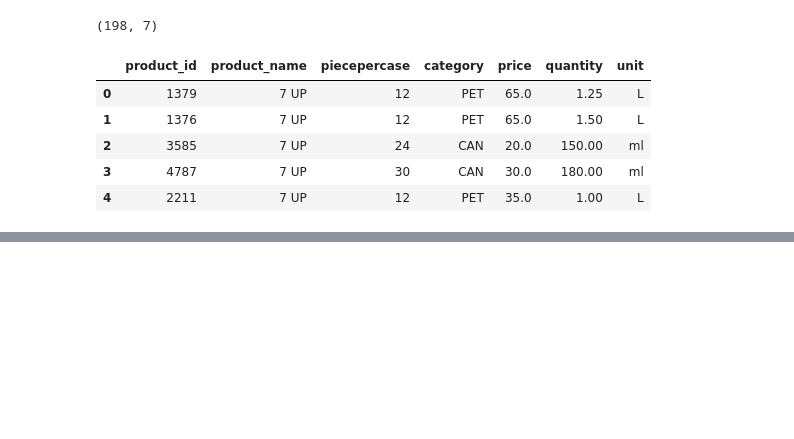
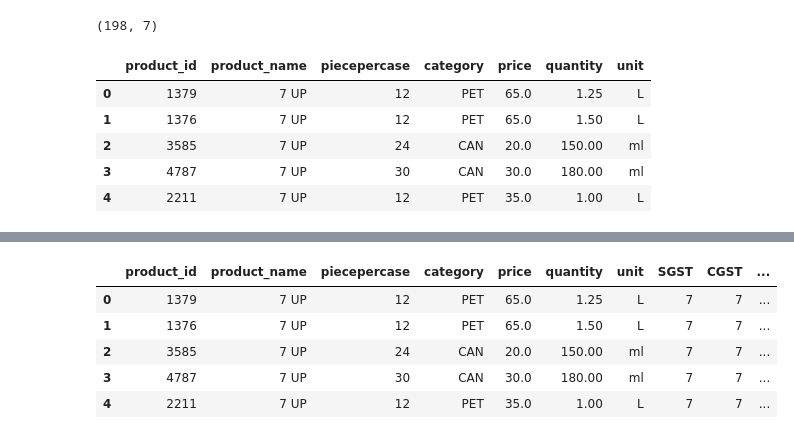
Before and after one commit to suvanbalu/EnterpriseOps, a Jupyter notebook: data-analysis/prodcuts.ipynb, the cells around one changed output, grey strips where cells are left out. Saved outputs shown, nothing was run; the diff lists cells and outputs as text; code cells hidden in the pictures; blank space fills up the shorter version.

```diff
--- a/data-analysis/prodcuts.ipynb
+++ b/data-analysis/prodcuts.ipynb
@@ -244,3 +244,13 @@ final.tail()
 | 193 | 4268 | TROPICANA POMEGRANATE | 30 | PET | 20.0 | 250.0 | ml | 6 | 6 | ... |
 # %%
 final.to_csv("FinalProducts.csv",index=False)
+# %%
+final = pd.read_csv("FinalProducts.csv")
+final.head()
+# %% [output]
+|  | product_id | product_name | piecepercase | category | price | quantity | unit | SGST | CGST | ... |
+| 0 | 1379 | 7 UP | 12 | PET | 65.0 | 1.25 | L | 7 | 7 | ... |
+| 1 | 1376 | 7 UP | 12 | PET | 65.0 | 1.50 | L | 7 | 7 | ... |
+| 2 | 3585 | 7 UP | 24 | CAN | 20.0 | 150.00 | ml | 7 | 7 | ... |
+| 3 | 4787 | 7 UP | 30 | CAN | 30.0 | 180.00 | ml | 7 | 7 | ... |
+| 4 | 2211 | 7 UP | 12 | PET | 35.0 | 1.00 | L | 7 | 7 | ... |
```
Also changed, not shown: parts of 2 cells of this notebook, 4 other files.
